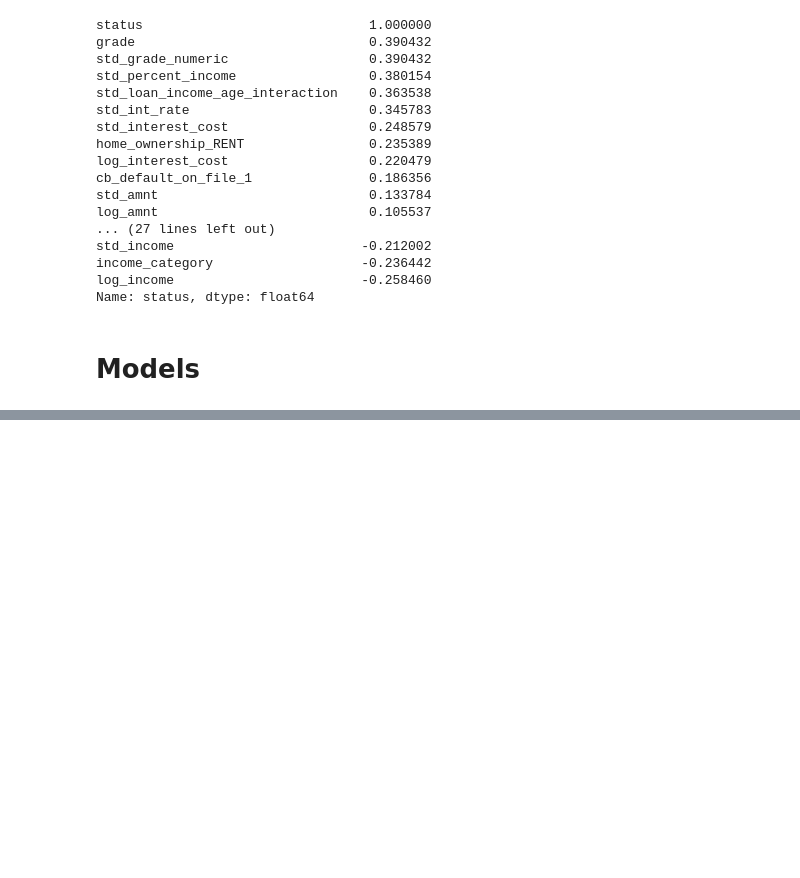
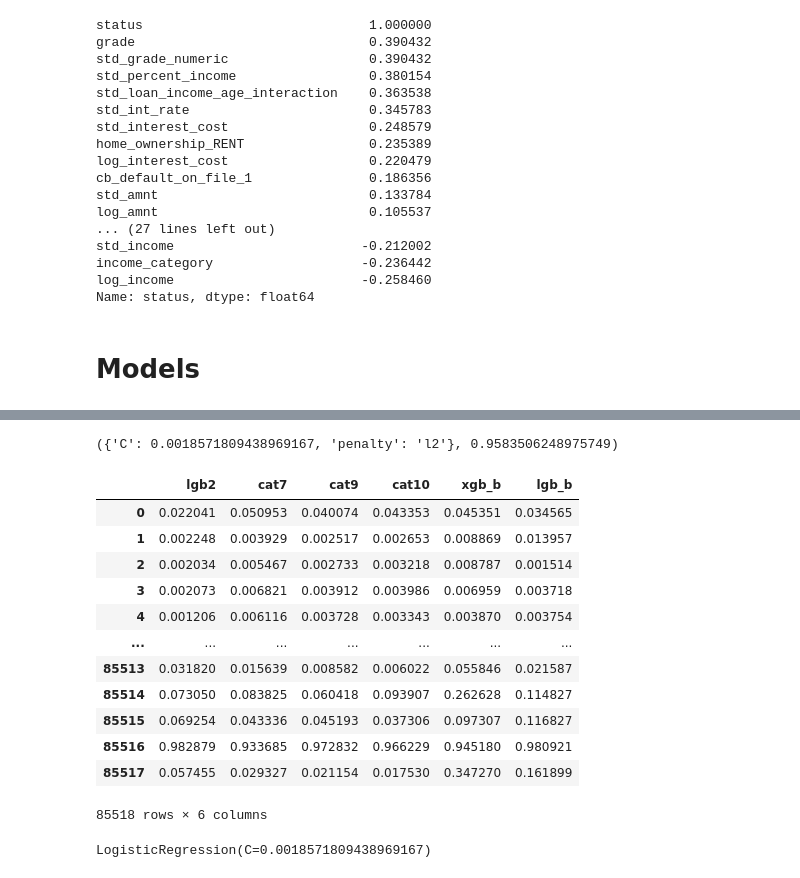
Before and after one commit to MrIsCM/KaggleCompetitions, a Jupyter notebook: LoanStatusPrediction/notebooks/stacking_v2.ipynb, the cells around one changed output, grey strips where cells are left out. Cells and saved outputs as stored; diff of their text form; code cells hidden in the pictures; blank space fills up the shorter version.

```diff
--- a/LoanStatusPrediction/notebooks/stacking_v2.ipynb
+++ b/LoanStatusPrediction/notebooks/stacking_v2.ipynb
@@ -443,4 +565,5 @@ estimators = [
 # %%
-for name, model in estimators:
+from tqdm import tqdm
+for name, model in tqdm(estimators.items()):
 	model.fit(X_train_prep, y_train)
 # %% [output]
@@ -464,6 +681,16 @@ for name, model in estimators:
 # %%
 predictions_train = []
 predictions_test = []
-for name, model in estimators:
+for name, model in tqdm(estimators.items()):
 	predictions_train.append((name, model.predict_proba(X_train_prep)[:, 1]))
 	predictions_test.append((name, model.predict_proba(X_test_prep)[:, 1]))
+# %%
+from sklearn.metrics import roc_auc_score
+
+aucs = []
+for name, predictions in predictions_test:
+	auc = roc_auc_score(y_test, predictions)
+	aucs.append((name, auc))
+
+aucs_df = pd.DataFrame(aucs, columns=['model', 'auc'])
+aucs_df.sort_values(by='auc', ascending=False)
@@ -469,0 +716,3 @@ for name, model in estimators:
+# %%
+best_models = aucs_df[aucs_df['auc'] > 0.954]
+best_models_names = best_models['model'].tolist()
@@ -558,0 +774,7 @@ Best params:
+# %%
+logreg_final_params = study_logreg.best_params
+logreg_final_auc = study_logreg.best_value
+
+logreg_final_params, logreg_final_auc
+# %% [output]
+({'C': 0.0018571809438969167, 'penalty': 'l2'}, 0.9583506248975749)
@@ -558,0 +795,25 @@ Best params:
+# %%
+preds_all_df
+preds_all_logreg = preds_all_df.copy()
+
+preds_all_logreg = preds_all_logreg[best_models_names]
+preds_all_logreg
+# %% [output]
+|  | lgb2 | cat7 | cat9 | cat10 | xgb_b | lgb_b |
+| 0 | 0.022041 | 0.050953 | 0.040074 | 0.043353 | 0.045351 | 0.034565 |
+| 1 | 0.002248 | 0.003929 | 0.002517 | 0.002653 | 0.008869 | 0.013957 |
+| 2 | 0.002034 | 0.005467 | 0.002733 | 0.003218 | 0.008787 | 0.001514 |
+| 3 | 0.002073 | 0.006821 | 0.003912 | 0.003986 | 0.006959 | 0.003718 |
+| 4 | 0.001206 | 0.006116 | 0.003728 | 0.003343 | 0.003870 | 0.003754 |
+| ... | ... | ... | ... | ... | ... | ... |
+| 85513 | 0.031820 | 0.015639 | 0.008582 | 0.006022 | 0.055846 | 0.021587 |
+| 85514 | 0.073050 | 0.083825 | 0.060418 | 0.093907 | 0.262628 | 0.114827 |
+| 85515 | 0.069254 | 0.043336 | 0.045193 | 0.037306 | 0.097307 | 0.116827 |
+| 85516 | 0.982879 | 0.933685 | 0.972832 | 0.966229 | 0.945180 | 0.980921 |
+| 85517 | 0.057455 | 0.029327 | 0.021154 | 0.017530 | 0.347270 | 0.161899 |
+85518 rows × 6 columns
+# %%
+final_model = LogisticRegression(**logreg_final_params)
+final_model.fit(preds_all_logreg, y)
+# %% [output]
+LogisticRegression(C=0.0018571809438969167)
```
Also changed, not shown: parts of 20 cells of this notebook.
